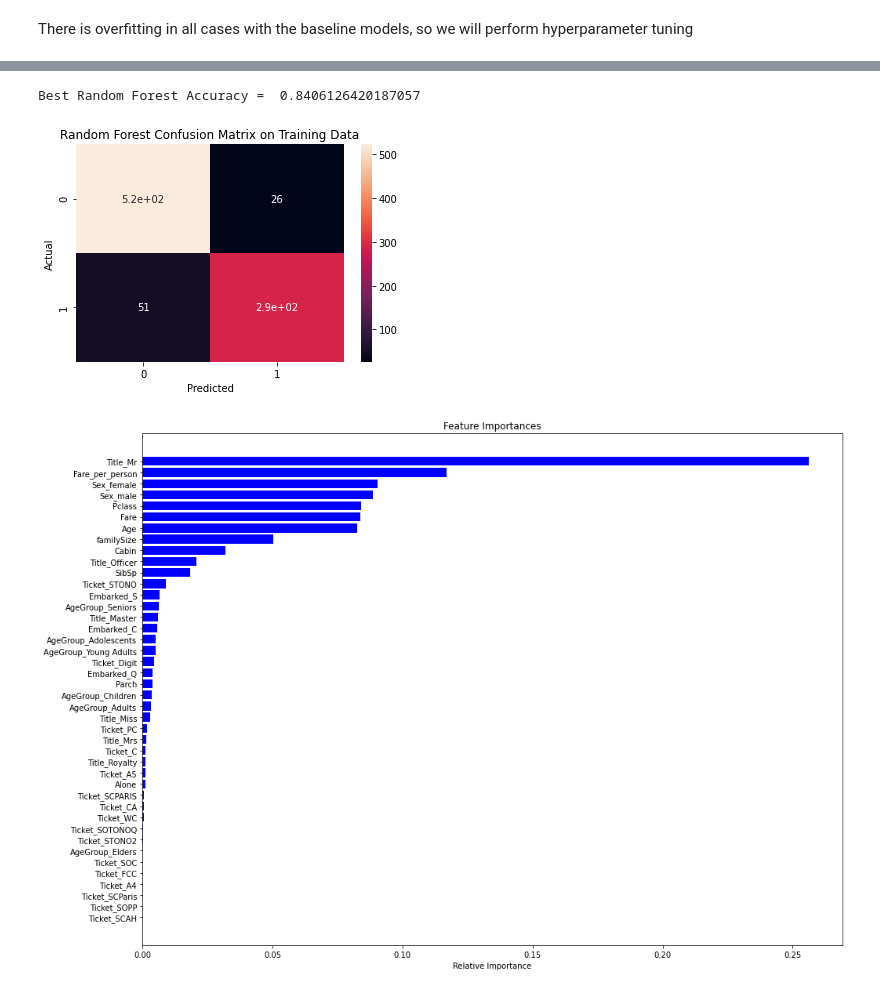
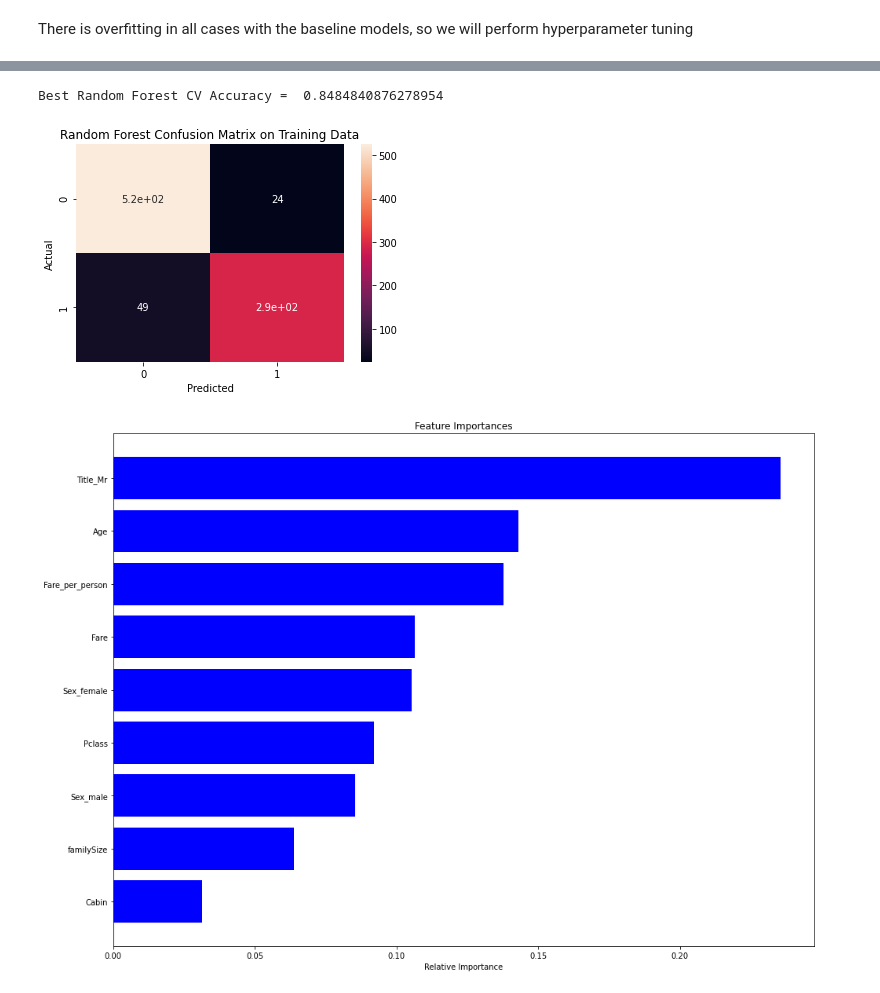
Before and after one commit to Kendall-Kikkawa/Titanic_Kaggle_Challenge, a Jupyter notebook: Titanic.ipynb, the cells around one changed output, grey strips where cells are left out. Drawn from its saved outputs; the diff is of its cells as text; code cells hidden in the pictures.

Commit message:
Added feature selection for lr, rf, and svc

```diff
--- a/Titanic.ipynb
+++ b/Titanic.ipynb
@@ -535,9 +542,9 @@ K-Nearest Neighbors Training Accuracy = 0.8630751964085297
 # %%
 svc = SVC(random_state=RANDOM_STATE)
 
-cv_acc = cross_val_acc(svc, X_train, Y_train, K)
+cv_acc = cross_val_acc(svc, X_train_svc, Y_train, K)
 print(f'Support Vector Classifier {K} Fold CV Accuracy = {cv_acc}')
 
-svc.fit(X_train, Y_train)
-print(f'Support Vector Classifier Training Accuracy = {svc.score(X_train, Y_train)}')
+svc.fit(X_train_svc, Y_train)
+print(f'Support Vector Classifier Training Accuracy = {svc.score(X_train_svc, Y_train)}')
 # %% [output]
@@ -550,13 +552,0 @@ Support Vector Classifier Training Accuracy = 0.8406285072951739
-# %%
-pca = PCA(n_components=14, svd_solver='full')
-pca.fit(X_train)
-print(sum(pca.explained_variance_ratio_))
-
-
-pca_train = pd.DataFrame(pca.fit_transform(X_train))
-qda = QuadraticDiscriminantAnalysis()
-cv_acc = cross_val_acc(qda, pca_train, Y_train, K)
-print(f'Quadratic Discriminant Analaysis {K} Fold CV Accuracy = {cv_acc}')
-
-qda.fit(pca_train, Y_train)
-print(f'Quadratic Discriminant Analaysis Training Accuracy = {qda.score(pca_train, Y_train)}')
@@ -566,0 +555,8 @@ Quadratic Discriminant Analaysis Training Accuracy = 0.8282828282828283
+# %%
+gnb = GaussianNB()
+
+cv_acc = cross_val_acc(gnb, X_train, Y_train, K)
+print(f'Gaussian Naive Bayes {K} Fold CV Accuracy = {cv_acc}')
+
+gnb.fit(X_train, Y_train)
+print(f'Gaussian Naive Bayes Training Accuracy = {gnb.score(X_train, Y_train)}')
@@ -636,12 +635,13 @@ num_features = len(X_train.columns.values)
 param_grid = [
     {'classifier' : [RandomForestClassifier(random_state=RANDOM_STATE)],
     'classifier__n_estimators' : np.arange(100, 201, 10),
-    'classifier__max_features' : np.linspace(0.2, 1, 5),
+    'classifier__max_features' : [None], # chose none since we already did feature selection
     'classifier__max_depth' : np.arange(7, 12),
-    'classifier__min_samples_leaf' : np.arange(1, 3),
+    'classifier__min_samples_leaf' : np.arange(1, 4),
+    'classifier__min_samples_split' : np.arange(1, 4),
     'classifier__oob_score' : [True, False]}
 ]
 
 # Fit on data
-best_rf = gridSearch(pipe, param_grid, X_train, Y_train, K)
+best_rf = gridSearch(pipe, param_grid, X_train_rf, Y_train, K)
 # %% [output]
@@ -671,24 +670,24 @@ RandomForestClassifier(bootstrap=True, ccp_alpha=0.0, class_weight=None,
                        warm_start=False)
 # %%
-display_results(best_rf, "Random Forest")
+display_results(best_rf, "Random Forest", X_train_rf)
 # %% [output]
-Best Random Forest Accuracy =  0.8406126420187057
+Best Random Forest CV Accuracy =  0.8484840876278954
 [figure]
 # %%
 # Analyze Feature Importances
 random_forest = best_rf.best_estimator_.get_params()['classifier']
-features = X_train.columns.values
+features = X_train_rf.columns.values
 importances = random_forest.feature_importances_
 indices = np.argsort(importances)
 
 plt.figure(figsize=(16, 12))
 plt.title('Feature Importances')
 plt.barh(range(len(indices)), importances[indices], color='b', align='center')
 plt.yticks(range(len(indices)), [features[i] for i in indices])
 plt.xlabel('Relative Importance')
 plt.show()
 # %% [output]
-[figure, old version]
+[figure, new version]
 # %%
 # Find Best KNN
 pipe = Pipeline([('classifier' , KNeighborsClassifier())])
```
Also changed, not shown: parts of 60 cells of this notebook, 1 other file.
